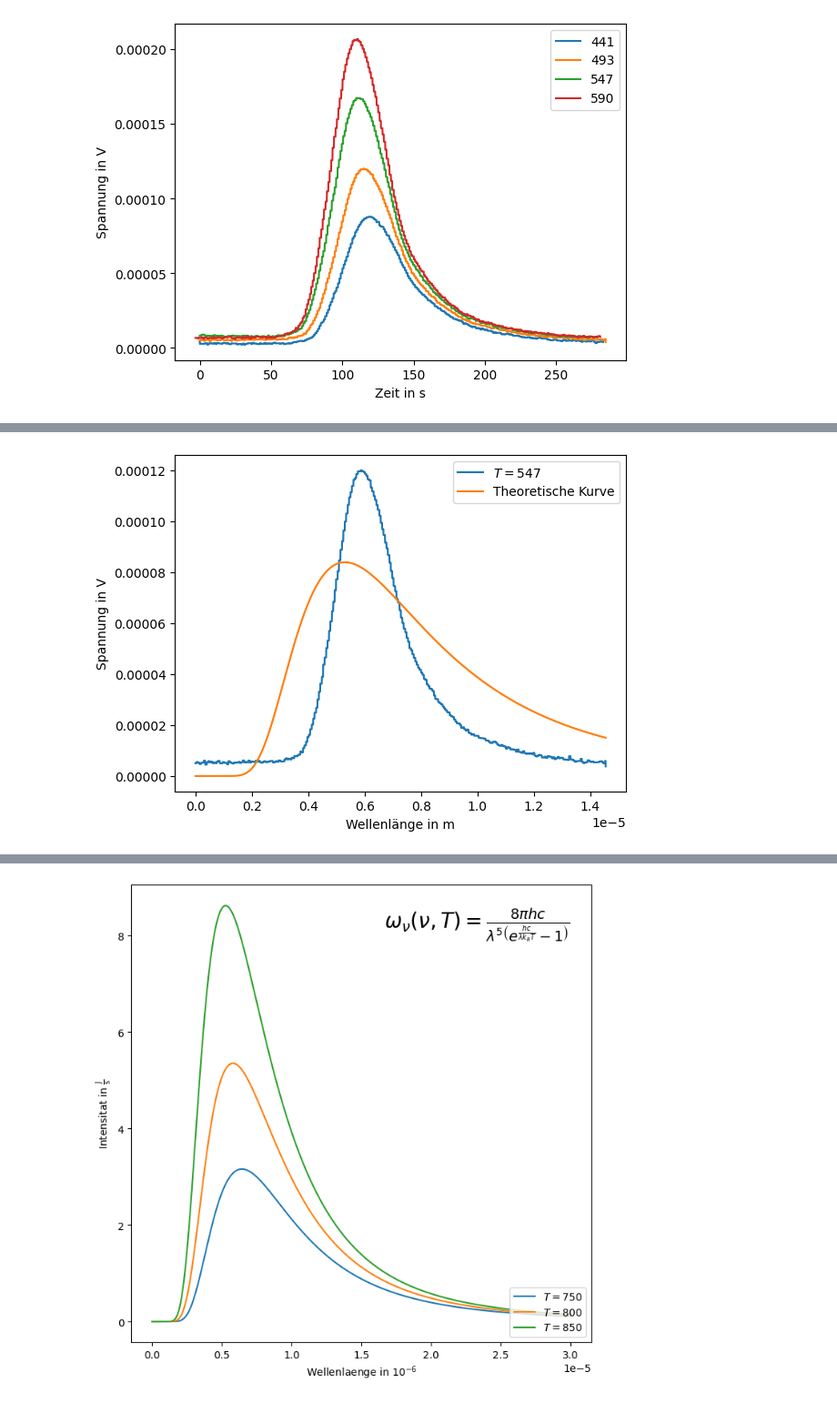
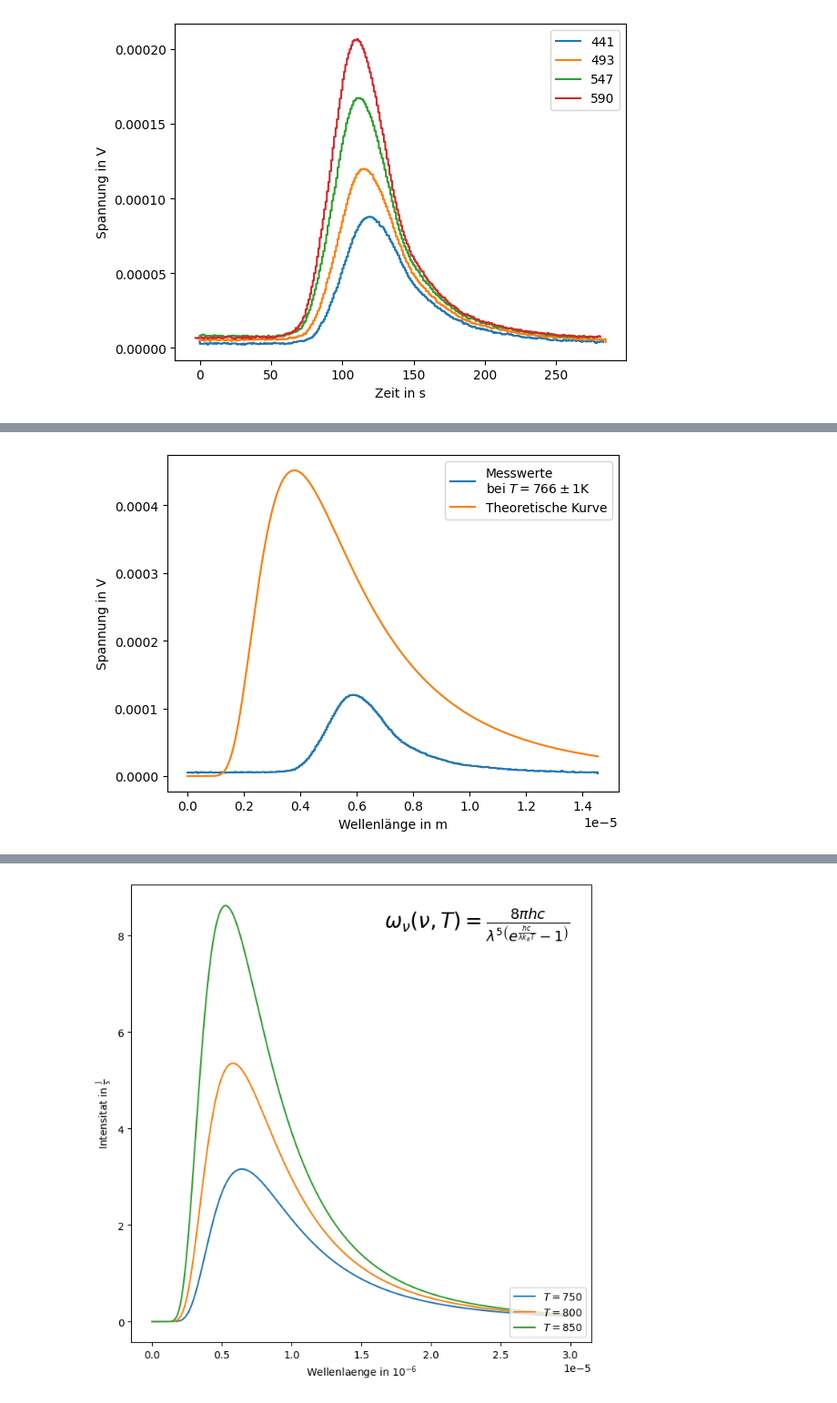
Before and after one commit to Lulus792/Pl, a Jupyter notebook: schwarzer_strahler/Kallibrierung.ipynb, the cells around one changed output, grey strips where cells are left out. Shown: that part at 91% size. Drawn from its saved outputs; the diff is of its cells as text; code cells hidden in the pictures.

```diff
--- a/schwarzer_strahler/Kallibrierung.ipynb
+++ b/schwarzer_strahler/Kallibrierung.ipynb
@@ -93,6 +93,8 @@ exp = 2.7182818284
 
 def plank_strahlung(_Lambda, T):
     return 8*np.pi*h*c/(pow(_Lambda, 5)*(pow(exp, h*c/(_Lambda*k_B*T)) - 1))
+# %%
+plt.rc('text.latex', preamble=r'\usepackage{amsmath}\usepackage{siunitx}')
 # %%
 x3 = np.linspace(m*min(file['x'])*1e-9, m*max(file['x'])*1e-9, num=len(file['y']))
 x_fit = np.linspace(min(x3), max(x3), num=len(x3))
@@ -129,20 +131,20 @@ plt.show()
 # %%
 x5 = np.linspace(m*min(file2['x'])*1e-9, m*max(file2['x'])*1e-9, num=len(file2['y']))
 x_fit = np.linspace(min(x5), max(x5), num=len(x5))
 
-y_fit = plank_strahlung(x_fit, 547)*1e-5
+y_fit = plank_strahlung(x_fit, 766)*1e-5
 
-plt.plot(x5, reverse_list(file2['y']), label=r'$T=547$')
+plt.plot(x5, reverse_list(file2['y']), label='Messwerte\nbei 'r'$T=766\pm1$K')
 plt.plot(x_fit, y_fit, label='Theoretische Kurve')
 
 plt.xlabel('Wellenlänge in m')
 plt.ylabel('Spannung in V')
 
 plt.legend()
-plt.savefig('plot547.svg')
+plt.savefig('plot547.svg', bbox_inches='tight')
 plt.show()
 # %% [output]
-[figure, old version]
+[figure, new version]
 # %%
 x6 = np.linspace(m*min(file3['x'])*1e-9, m*max(file3['x'])*1e-9, num=len(file3['y']))
 x_fit = np.linspace(min(x6), max(x6), num=len(x6))
```
Also changed, not shown: parts of 13 cells of this notebook, 10 other files.
